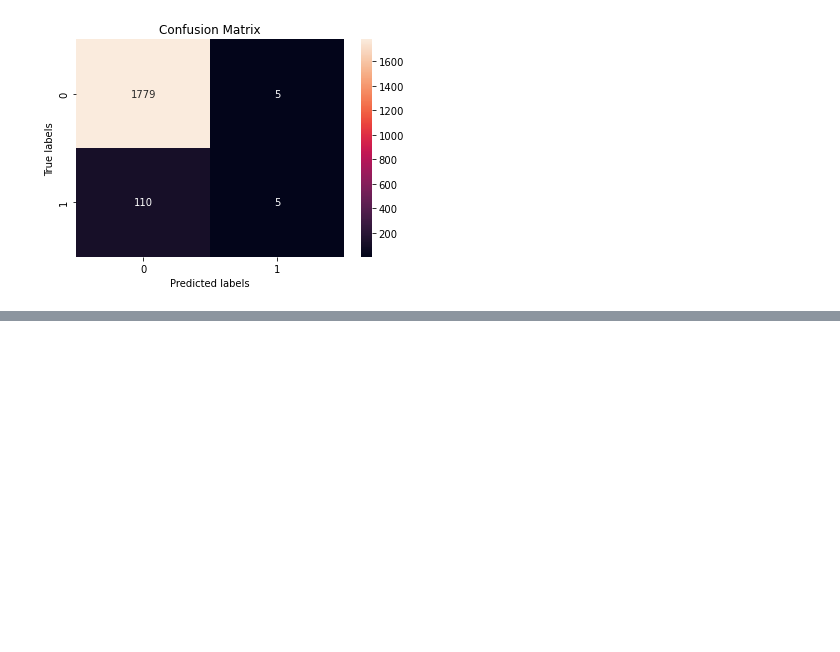
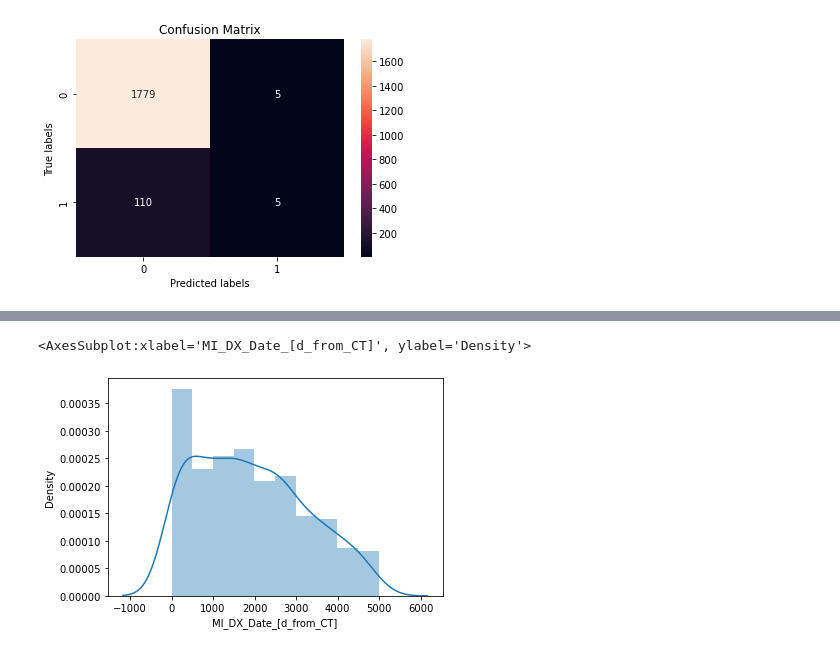
Before and after one commit to SahuH/Clinical-Outcome-Prediction, a Jupyter notebook: Predicting_Death.ipynb, the cells around one changed output, grey strips where cells are left out. Cells and saved outputs as stored; diff of their text form; code cells hidden in the pictures; blank space fills up the shorter version.

```diff
--- a/Predicting_Death.ipynb
+++ b/Predicting_Death.ipynb
@@ -170,0 +199,22 @@ ax.yaxis.set_ticklabels(labels);
+# %%
+# Age at CT
+# Tobacco
+# BMI
+# FRS 10-year risk (%)
+# CVD DX
+# CVD DX Date [d from CT]
+# Heart failure DX
+# Heart failure DX Date [d from CT]
+# TAT Area (cm2)
+# Total Body
+# Area EA (cm2)
+# VAT Area (cm2)
+# SAT Area (cm2)
+# VAT/SAT     Ratio
+# AoCa        Agatston
+# Liver HU    (Median)
+
+cols = ['Record_ID','BMI','Sex','Age_at_CT','Tobacco','FRS_10-year_risk_(%)','CVD_DX','CVD_DX_Date_[d_from_CT]','Heart_failure_DX','Heart_failure_DX_Date_[d_from_CT]',
+'TAT_Area_(cm2)', 'Total_Body_Area_EA_(cm2)', 'VAT_Area_(cm2)','SAT_Area_(cm2)', 'VAT/SAT_Ratio',
+ 'AoCa_Agatston', 'Liver_HU_(Median)',
+        'MI_DX','MI_DX_Date_[d_from_CT]']
@@ -170,0 +289,7 @@ ax.yaxis.set_ticklabels(labels);
+# %%
+data = data[data['MI_DX_Date_[d_from_CT]']>0]
+# %%
+sns.distplot(data['MI_DX_Date_[d_from_CT]'])
+# %% [output]
+<AxesSubplot:xlabel='MI_DX_Date_[d_from_CT]', ylabel='Density'>
+[figure, added]
```
Also changed, not shown: parts of 25 cells of this notebook.
